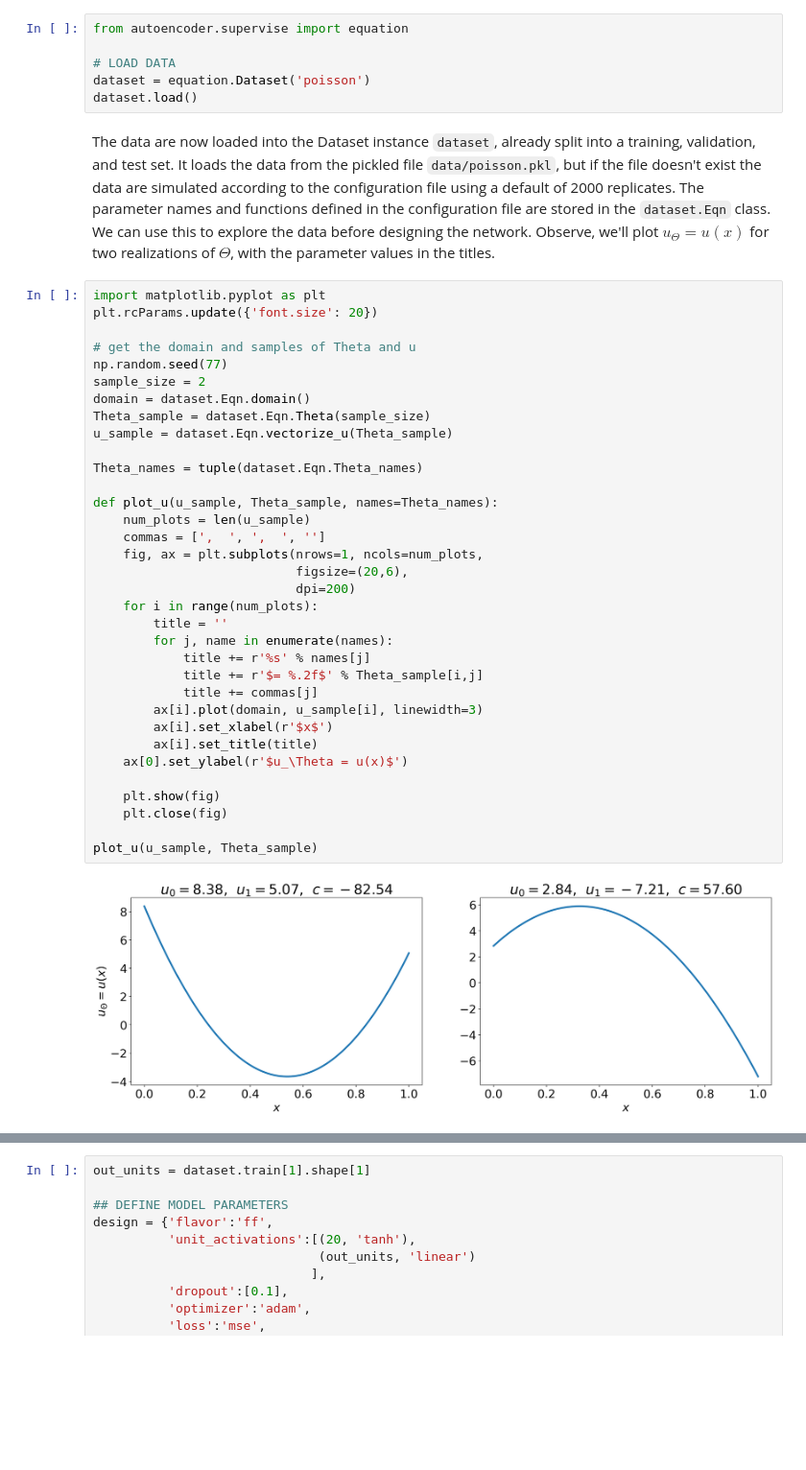
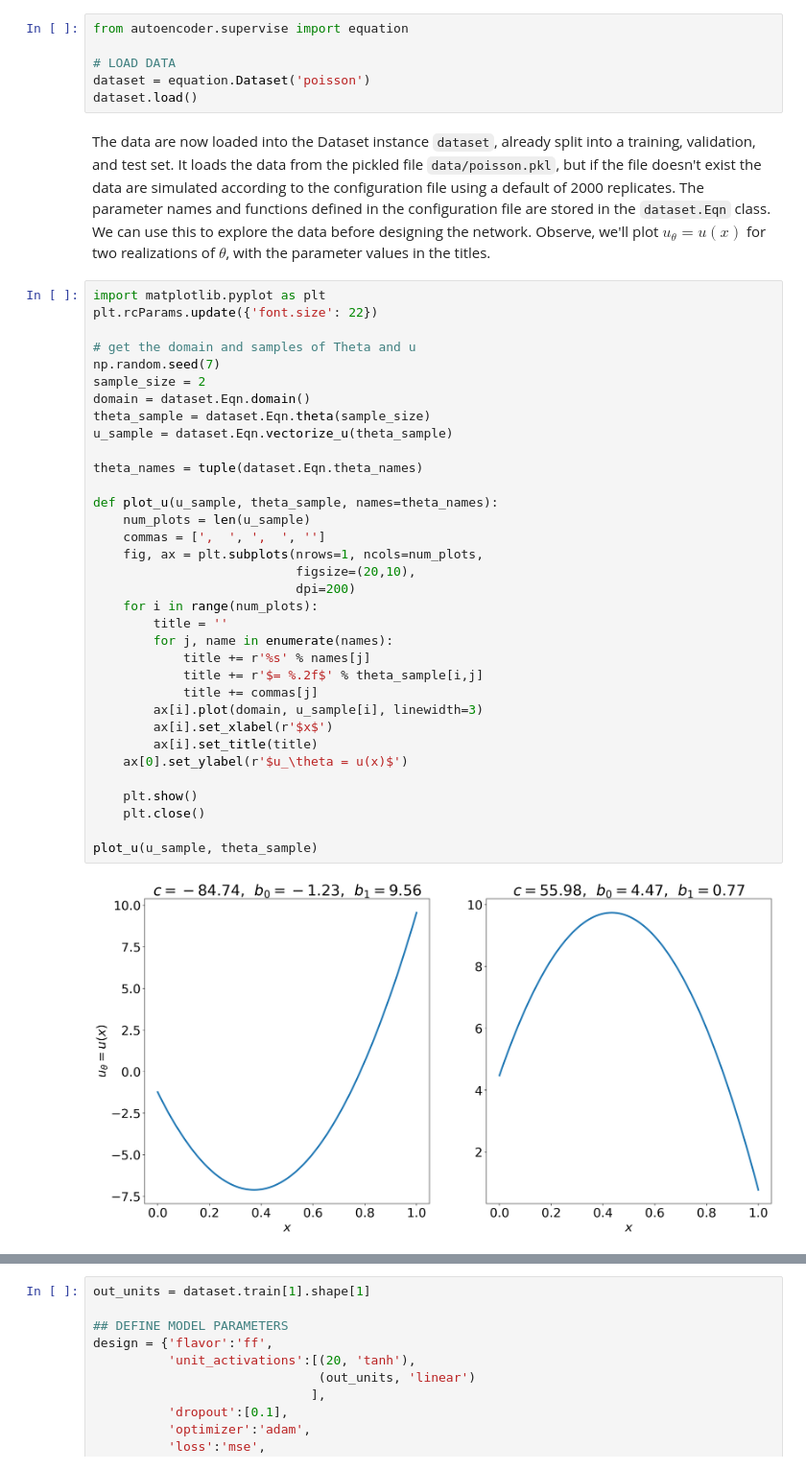
Before and after one commit to mattlukac/IPDESA, a Jupyter notebook: poisson_encoder_example.ipynb, the cells around one changed output, grey strips where cells are left out. Shown at 96% size. Drawn from its saved outputs; the diff is of its cells as text; blank space fills up the shorter version.

```diff
--- a/poisson_encoder_example.ipynb
+++ b/poisson_encoder_example.ipynb
@@ -123,43 +123,43 @@ according to the configuration file using a default of 2000 replicates.
 The parameter names and functions defined in the configuration file
 are stored in the `dataset.Eqn` class.
 We can use this to explore the data before designing the network.
-Observe, we'll plot $u_\Theta = u(x)$ for two realizations of $\Theta$,
+Observe, we'll plot $u_\theta = u(x)$ for two realizations of $\theta$,
 with the parameter values in the titles.
 # %%
 import matplotlib.pyplot as plt
-plt.rcParams.update({'font.size': 20})
+plt.rcParams.update({'font.size': 22})
 
 # get the domain and samples of Theta and u
-np.random.seed(77)
+np.random.seed(7)
 sample_size = 2
 domain = dataset.Eqn.domain()
-Theta_sample = dataset.Eqn.Theta(sample_size)
-u_sample = dataset.Eqn.vectorize_u(Theta_sample)
+theta_sample = dataset.Eqn.theta(sample_size)
+u_sample = dataset.Eqn.vectorize_u(theta_sample)
 
-Theta_names = tuple(dataset.Eqn.Theta_names)
+theta_names = tuple(dataset.Eqn.theta_names)
 
-def plot_u(u_sample, Theta_sample, names=Theta_names):
+def plot_u(u_sample, theta_sample, names=theta_names):
     num_plots = len(u_sample)
     commas = [',  ', ',  ', '']
     fig, ax = plt.subplots(nrows=1, ncols=num_plots,
-                           figsize=(20,6),
+                           figsize=(20,10),
                            dpi=200)
     for i in range(num_plots):
         title = ''
         for j, name in enumerate(names):
             title += r'%s' % names[j]
-            title += r'$= %.2f$' % Theta_sample[i,j]
+            title += r'$= %.2f$' % theta_sample[i,j]
             title += commas[j]
         ax[i].plot(domain, u_sample[i], linewidth=3)
         ax[i].set_xlabel(r'$x$')
         ax[i].set_title(title)
-    ax[0].set_ylabel(r'$u_\Theta = u(x)$')
+    ax[0].set_ylabel(r'$u_\theta = u(x)$')
 
-    plt.show(fig)
-    plt.close(fig)
+    plt.show()
+    plt.close()
 
-plot_u(u_sample, Theta_sample)
+plot_u(u_sample, theta_sample)
 # %% [output]
-[figure, old version]
+[figure, new version]
 # %% [markdown]
 Indeed, we can confirm the left and right endpoints
```
Also changed, not shown: parts of 15 cells of this notebook, 3 other files.
